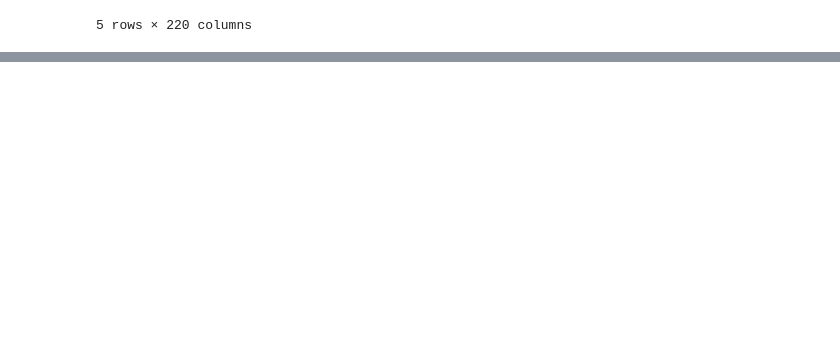
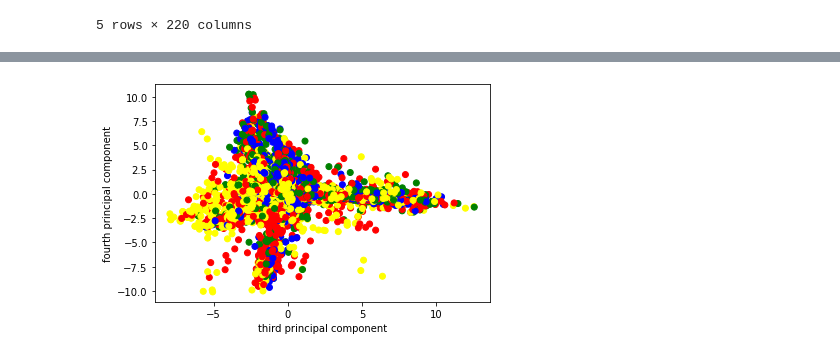
Before and after one commit to RDOGS-Friendz/SLDL-MLB-ATT-Prediction, a Jupyter notebook: statistical-learning/dimension_reduction.ipynb, the cells around one changed output, grey strips where cells are left out. Drawn from its saved outputs; the diff is of its cells as text; code cells hidden in the pictures; blank space fills up the shorter version.

```diff
--- a/statistical-learning/dimension_reduction.ipynb
+++ b/statistical-learning/dimension_reduction.ipynb
@@ -1,5 +28,8 @@
 # %%
 import pandas as pd
 
-trainset = pd.read_csv("processed_training_addMA.csv")
-testset = pd.read_csv("processed_test_addMA.csv")
+trainset = pd.read_csv("processed_training_final.csv")
+testset = pd.read_csv("processed_test_final.csv")
+
+print(trainset.shape)
+print(testset.shape)
@@ -42,0 +130,7 @@ trainset.head()
+# %%
+plt.scatter(player_one_hot_features[:, 2], player_one_hot_features[:, 3], c=train_attendance_level, cmap=matplotlib.colors.ListedColormap(colors))
+plt.xlabel('third principal component')
+plt.ylabel('fourth principal component')
+plt.show()
+# %% [output]
+[figure, added]
```
Also changed, not shown: parts of 10 cells of this notebook, 2 other files.
